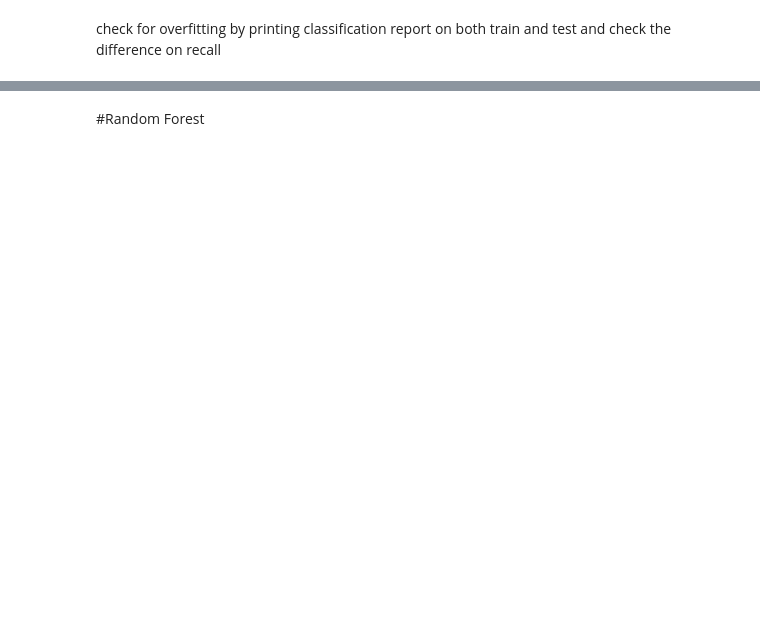
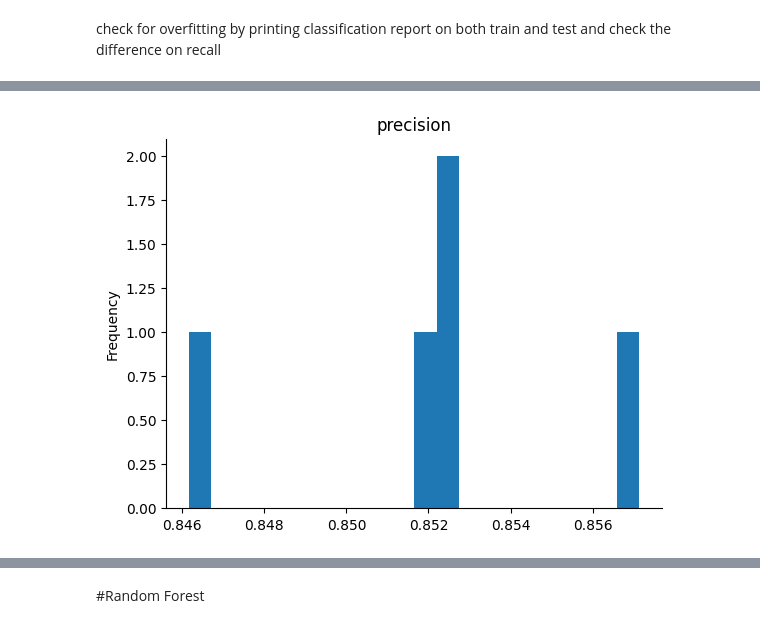
Before and after one commit to cwa312/Project4, a Jupyter notebook: heart_desease_pred.ipynb, the cells around one changed output, grey strips where cells are left out. Saved outputs shown, nothing was run; the diff lists cells and outputs as text; code cells hidden in the pictures; blank space fills up the shorter version.

```diff
--- a/heart_desease_pred.ipynb
+++ b/heart_desease_pred.ipynb
@@ -352,6 +369,10 @@ svm_param_grid = {
 # %%
 # make prediction on test dataset
+best_svm = grid_search.best_estimator_
 # %% [markdown]
 check for overfitting by printing classification report on both train and test and check the difference on recall
 # %%
 # print classification report on test dataset
+y_test_pred = best_svm.predict(X_test)
+print("=== Classification Report: Test Dataset ===")
+print(classification_report(y_test, y_test_pred))
@@ -360,2 +404,4 @@ check for overfitting by printing classification report on both train and test a
 # %%
 # convert the test classification report to dictionary
+test_report_dict = classification_report(y_test, y_test_pred, output_dict=True)
+test_report_dict
@@ -362,2 +426,4 @@ check for overfitting by printing classification report on both train and test a
 # %%
 # convert the test classification report to dataframe
+test_report_df = pd.DataFrame(test_report_dict).transpose()
+test_report_df
@@ -363,0 +437,8 @@ check for overfitting by printing classification report on both train and test a
+# %%
+# @title precision
+
+from matplotlib import pyplot as plt
+test_report_df['precision'].plot(kind='hist', bins=20, title='precision')
+plt.gca().spines[['top', 'right',]].set_visible(False)
+# %% [output]
+[figure, added]
```
Also changed, not shown: parts of 21 cells of this notebook, 1 other file.
